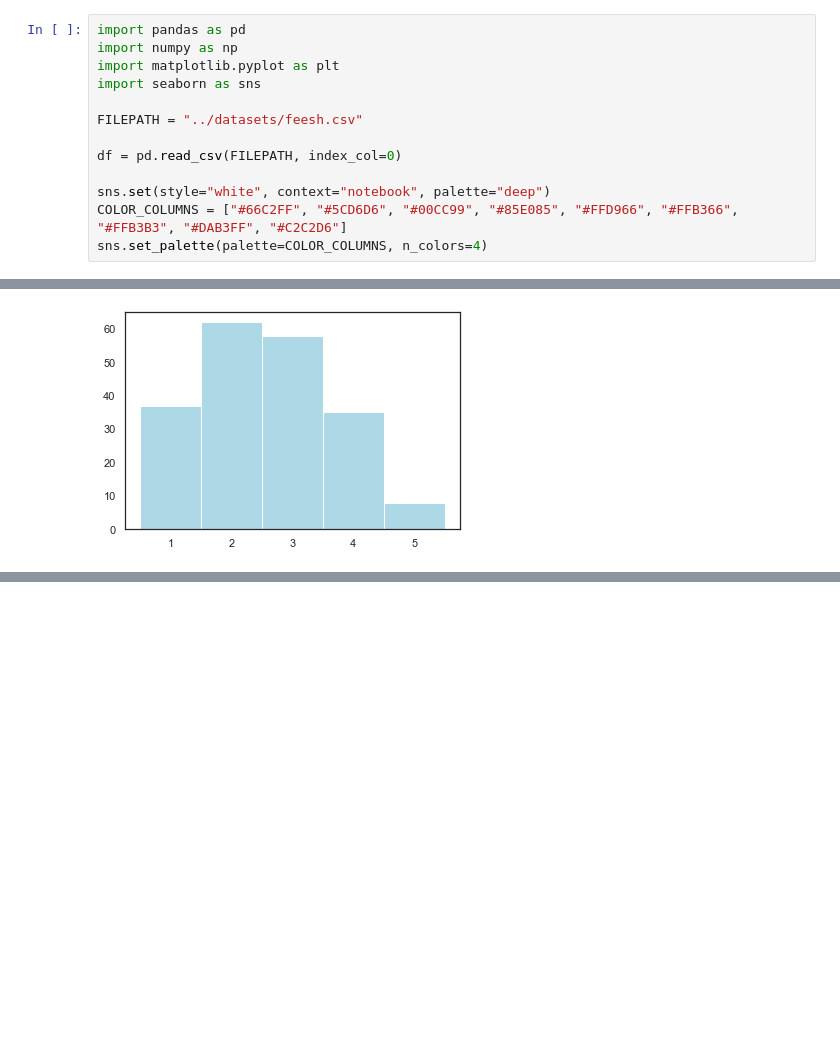
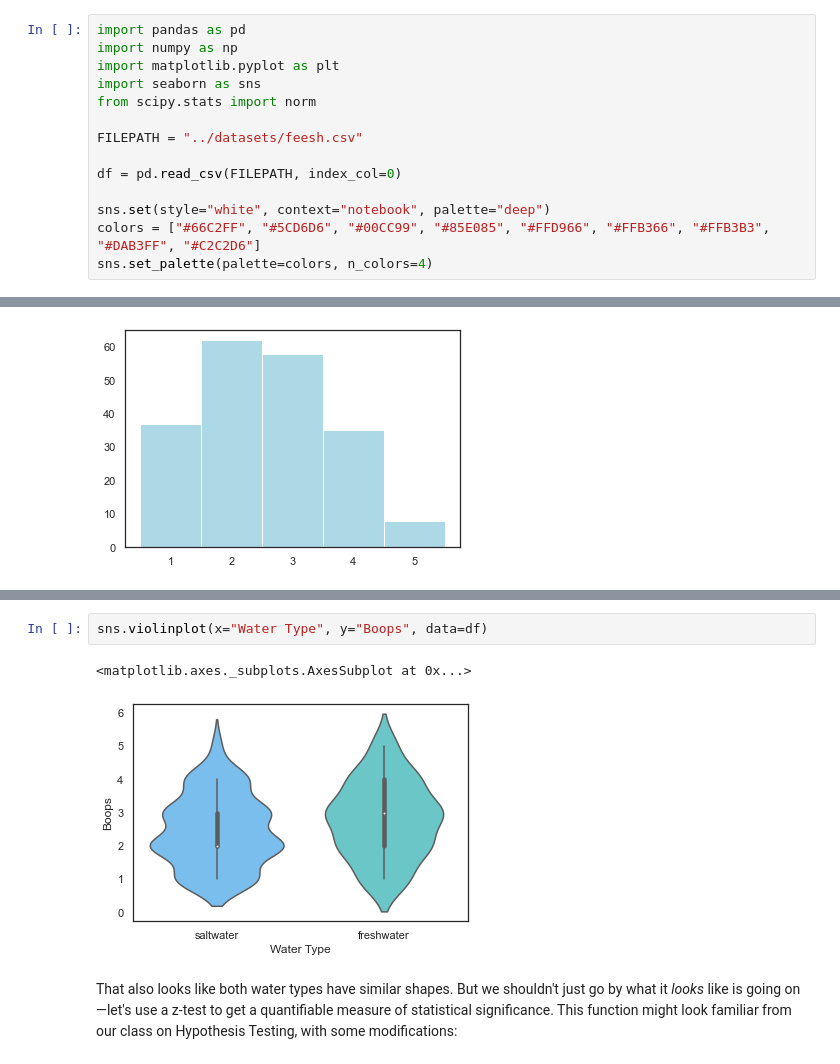
Before and after one commit to angelinaolmedo7/DS-1.1, a Jupyter notebook: final_project/Feesh.ipynb, the cells around one changed output, grey strips where cells are left out. Cells and saved outputs as stored; diff of their text form; blank space fills up the shorter version.

```diff
--- a/final_project/Feesh.ipynb
+++ b/final_project/Feesh.ipynb
@@ -14,14 +14,15 @@ import pandas as pd
 import numpy as np
 import matplotlib.pyplot as plt
 import seaborn as sns
+from scipy.stats import norm
 
 FILEPATH = "../datasets/feesh.csv"
 
 df = pd.read_csv(FILEPATH, index_col=0)
 
 sns.set(style="white", context="notebook", palette="deep")
-COLOR_COLUMNS = ["#66C2FF", "#5CD6D6", "#00CC99", "#85E085", "#FFD966", "#FFB366", "#FFB3B3", "#DAB3FF", "#C2C2D6"]
-sns.set_palette(palette=COLOR_COLUMNS, n_colors=4)
+colors = ["#66C2FF", "#5CD6D6", "#00CC99", "#85E085", "#FFD966", "#FFB366", "#FFB3B3", "#DAB3FF", "#C2C2D6"]
+sns.set_palette(palette=colors, n_colors=4)
 # %% [markdown]
 # What exactly's in this "feesh.csv" file we just imported?
 <p style="font-size: large;">To gather evidence for this study, I caught 200 fish over the course of a few days in April.</p> I caught every fish that I saw, so that any favoritism based on conditions or size would not skew the data. For each fish, I recorded the information described below. Since I collected the data myself, I can personally attest that there should not be any unfilled columns for any of the rows, and no cleansing should be necessary. However, adding additional, specialized columns might prove helpful.
@@ -161,0 +171,7 @@ In fact, at a glance it appears to resemble a right-skewed distribution. Maybe a
+# %%
+sns.violinplot(x="Water Type", y="Boops", data=df)
+# %% [output]
+<matplotlib.axes._subplots.AxesSubplot at 0x...>
+[figure, added]
+# %% [markdown]
+That also looks like both water types have similar shapes. But we shouldn't just go by what it <i>looks</i> like is going on—let's use a z-test to get a quantifiable measure of statistical significance. This function might look familiar from our class on Hypothesis Testing, with some modifications:
```
Also changed, not shown: parts of 34 cells of this notebook.
